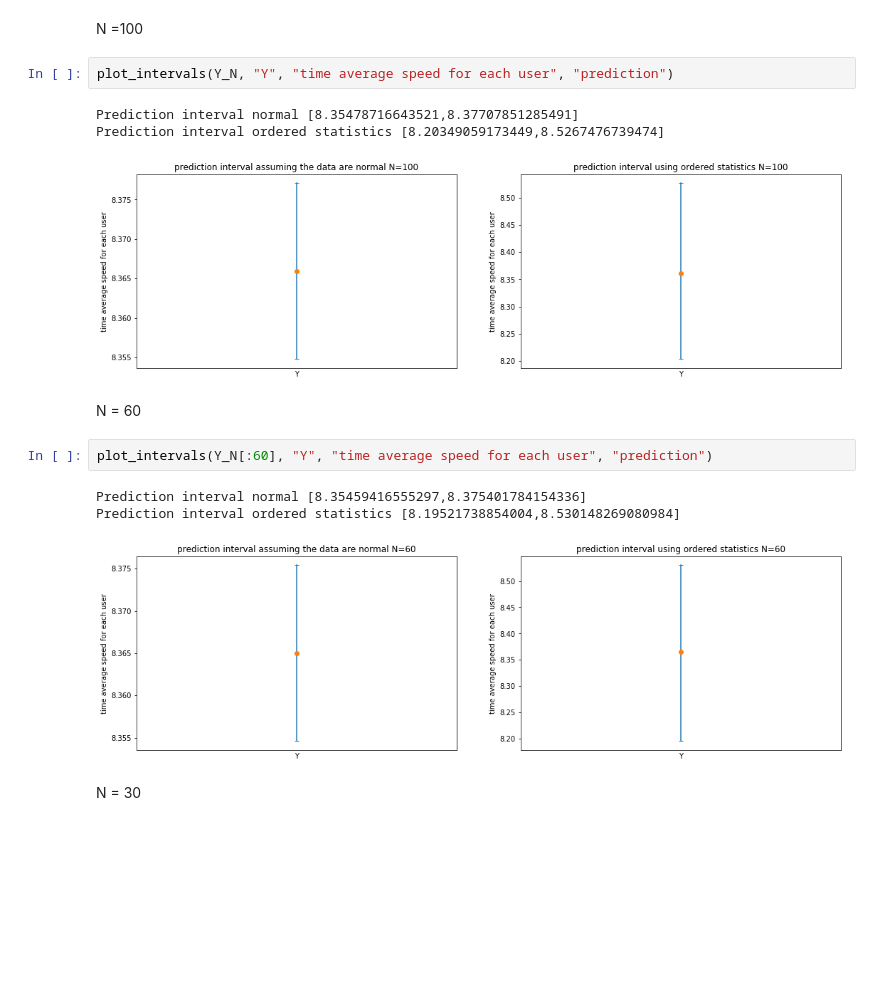
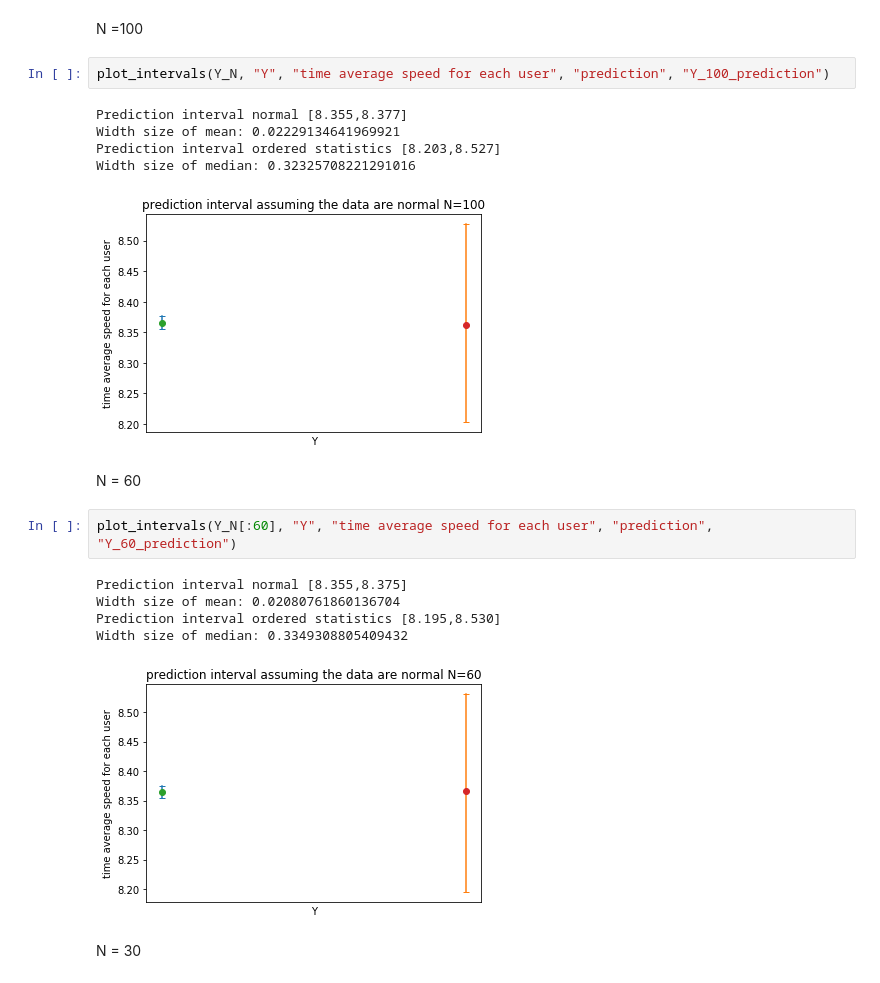
Before and after one commit to joelmfonseca/COM-503, a Jupyter notebook: hw2/hw2_q2_q3_q4.ipynb, the cells around one changed output. Saved outputs shown, nothing was run; the diff lists cells and outputs as text; blank space fills up the shorter version.

```diff
--- a/hw2/hw2_q2_q3_q4.ipynb
+++ b/hw2/hw2_q2_q3_q4.ipynb
@@ -386,19 +478,23 @@ Prediction Interval based on Mean
 # %% [markdown]
 N =100
 # %%
-plot_intervals(Y_N, "Y", "time average speed for each user", "prediction")
+plot_intervals(Y_N, "Y", "time average speed for each user", "prediction", "Y_100_prediction")
 # %% [output]
-Prediction interval normal [8.35478716643521,8.37707851285491]
-Prediction interval ordered statistics [8.20349059173449,8.5267476739474]
+Prediction interval normal [8.355,8.377]
+Width size of mean: 0.02229134641969921
+Prediction interval ordered statistics [8.203,8.527]
+Width size of median: 0.32325708221291016
-[figure, old version]
+[figure, new version]
 # %% [markdown]
 N = 60
 # %%
-plot_intervals(Y_N[:60], "Y", "time average speed for each user", "prediction")
+plot_intervals(Y_N[:60], "Y", "time average speed for each user", "prediction", "Y_60_prediction")
 # %% [output]
-Prediction interval normal [8.35459416555297,8.375401784154336]
-Prediction interval ordered statistics [8.19521738854004,8.530148269080984]
+Prediction interval normal [8.355,8.375]
+Width size of mean: 0.02080761860136704
+Prediction interval ordered statistics [8.195,8.530]
+Width size of median: 0.3349308805409432
-[figure, old version]
+[figure, new version]
 # %% [markdown]
 N = 30
 # %% [markdown]
```
Also changed, not shown: parts of 12 cells of this notebook, 9 other files.
